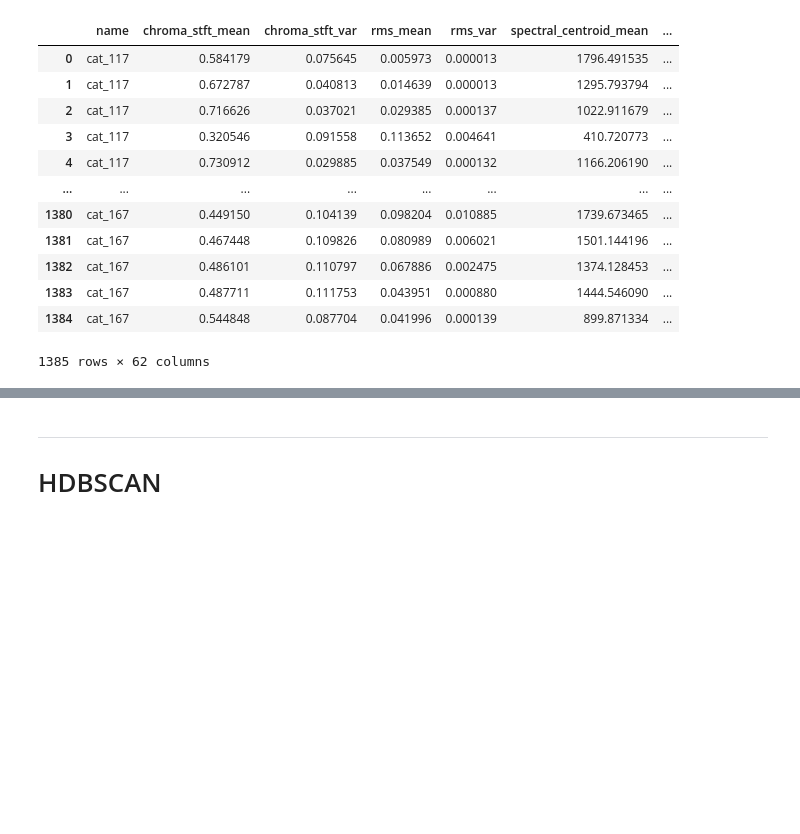
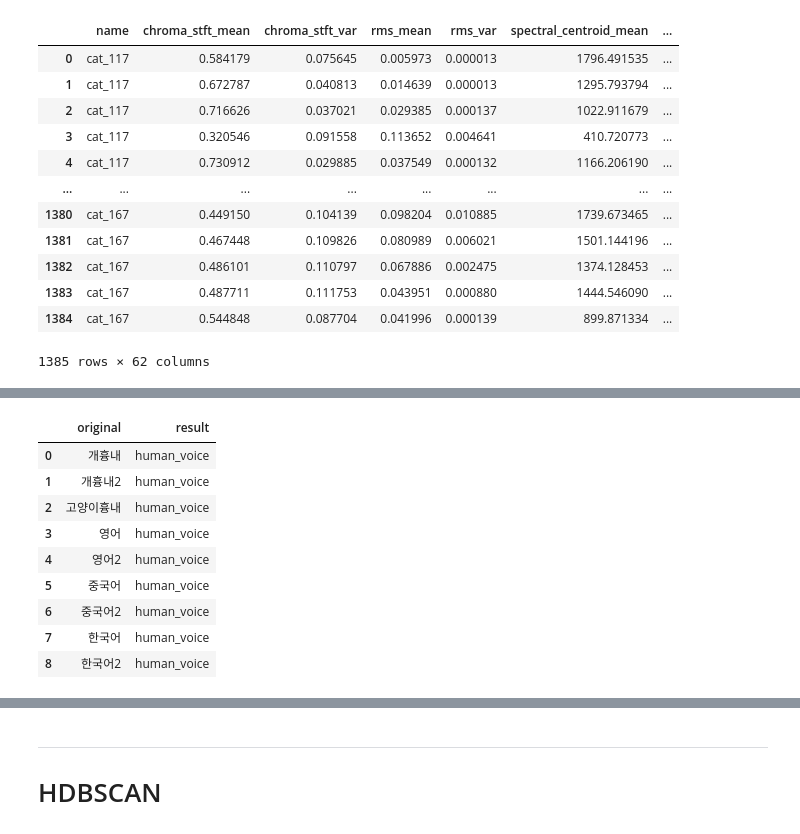
Before and after one commit to HyunjinKIM-Chloe/sai, a Jupyter notebook: codes/minitest_human_catdog_noise.ipynb, the cells around one changed output, grey strips where cells are left out. Saved outputs shown, nothing was run; the diff lists cells and outputs as text; code cells hidden in the pictures; blank space fills up the shorter version.

```diff
--- a/codes/minitest_human_catdog_noise.ipynb
+++ b/codes/minitest_human_catdog_noise.ipynb
@@ -168,3 +191,20 @@ tmp_df = result_df.set_index('cate1', drop=True)
 tmp_df = tmp_df.drop(['name', 'path', 'noise', 'cate2'], axis=1)
 cos_df = cos.make_cos_df(tmp_df)
 cos_df
+# %%
+y_pred = rf.predict(hj_df)
+check_result = pd.DataFrame()
+check_result['original'] = hj_df.index
+check_result['result'] = y_pred.tolist()
+check_result
+# %% [output]
+|  | original | result |
+| 0 | 개흉내 | human_voice |
+| 1 | 개흉내2 | human_voice |
+| 2 | 고양이흉내 | human_voice |
+| 3 | 영어 | human_voice |
+| 4 | 영어2 | human_voice |
+| 5 | 중국어 | human_voice |
+| 6 | 중국어2 | human_voice |
+| 7 | 한국어 | human_voice |
+| 8 | 한국어2 | human_voice |
```
Also changed, not shown: parts of 15 cells of this notebook, 5 other files.
